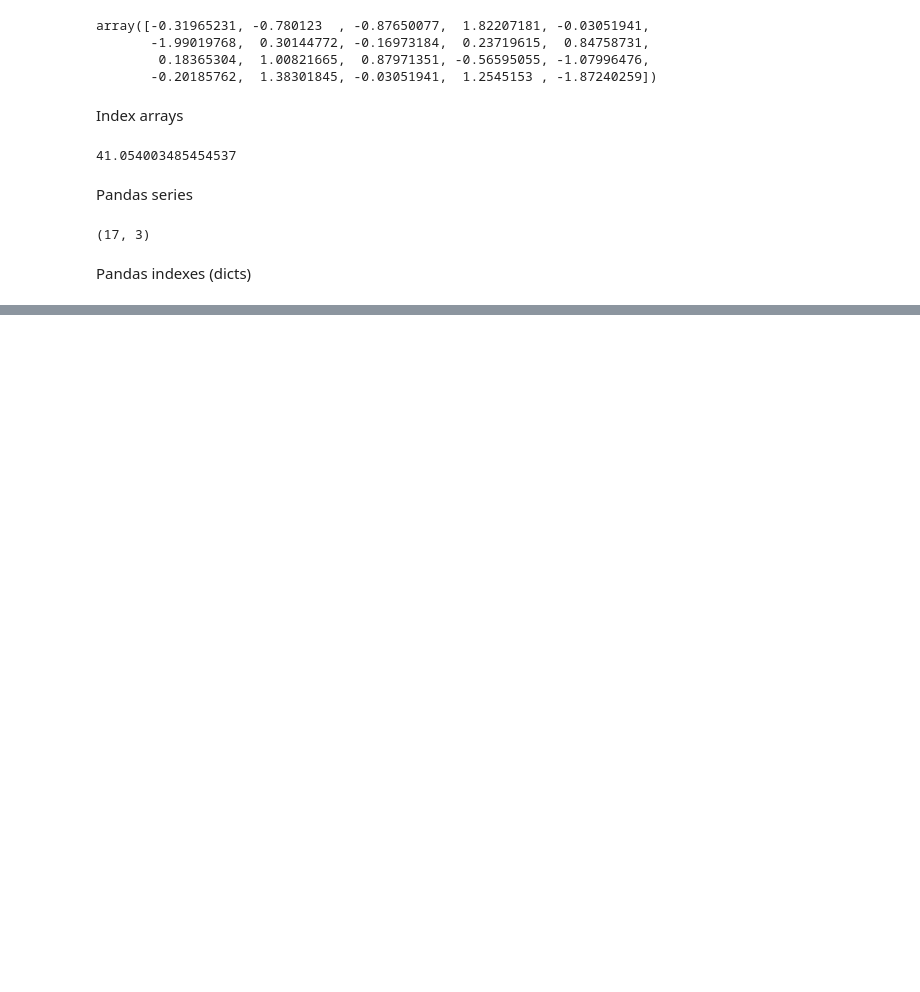
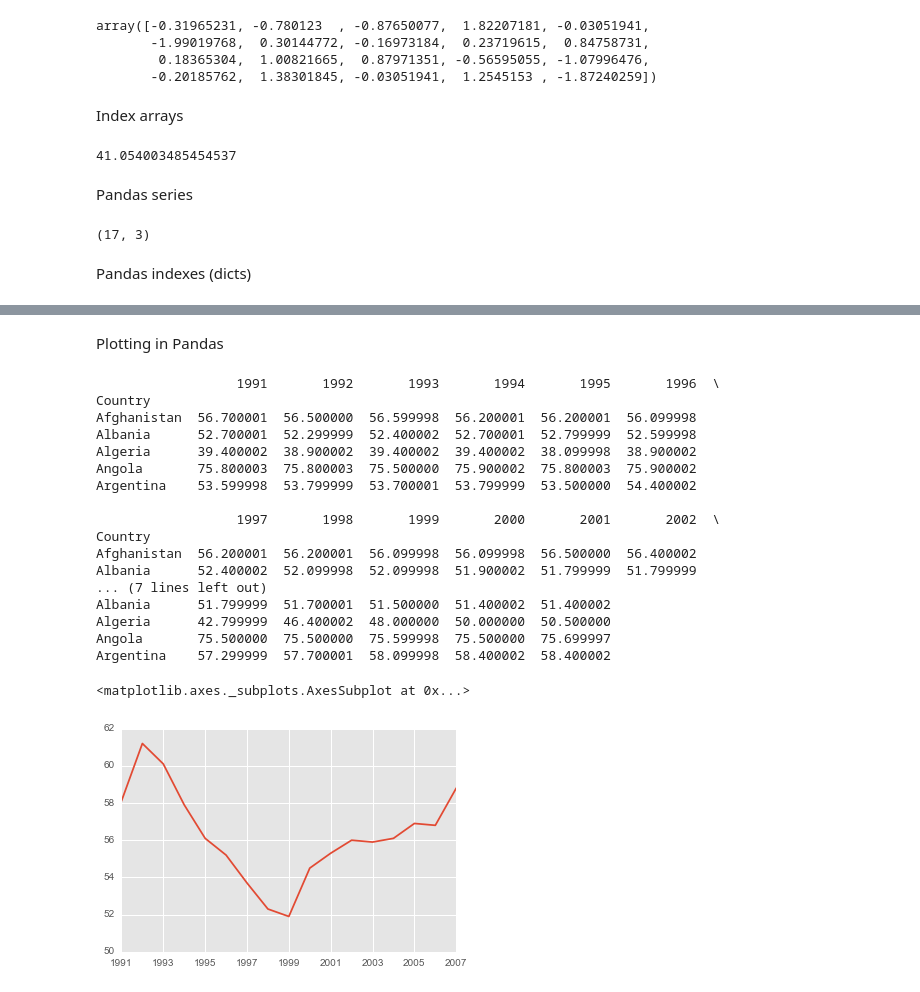
Before and after one commit to aryabchi/pynb, a Jupyter notebook: IntroDA.ipynb, the cells around one changed output, grey strips where cells are left out. Drawn from its saved outputs; the diff is of its cells as text; code cells hidden in the pictures; blank space fills up the shorter version.

```diff
--- a/IntroDA.ipynb
+++ b/IntroDA.ipynb
@@ -431,0 +570,55 @@ max_employment(employment)
+# %% [markdown]
+Plotting in Pandas
+# %%
+import matplotlib.pyplot as plt
+import seaborn as sns
+%matplotlib inline
+plt.style.use('ggplot')
+
+# The following code reads all the Gapminder data into Pandas DataFrames. You'll
+# learn about DataFrames next lesson.
+
+path = './data/'
+employment = pd.read_csv(path + 'employment_above_15.csv', index_col='Country')
+female_completion = pd.read_csv(path + 'female_completion_rate.csv', index_col='Country')
+male_completion = pd.read_csv(path + 'male_completion_rate.csv', index_col='Country')
+life_expectancy = pd.read_csv(path + 'life_expectancy.csv', index_col='Country')
+gdp = pd.read_csv(path + 'gdp_per_capita.csv', index_col='Country')
+
+# The following code creates a Pandas Series for each variable for the United States.
+# You can change the string 'United States' to a country of your choice.
+
+employment_us = employment.loc['Russia']
+female_completion_us = female_completion.loc['Russia']
+male_completion_us = male_completion.loc['Russia']
+life_expectancy_us = life_expectancy.loc['Russia']
+gdp_us = gdp.loc['Russia']
+
+# Uncomment the following line of code to see the available country names
+print employment.head()
+
+# Use the Series defined above to create a plot of each variable over time for
+# the country of your choice. You will only be able to display one plot at a time
+# with each "Test Run".
+# print(gdp_us)
+employment_us.plot()
+# %% [output]
+                  1991       1992       1993       1994       1995       1996  \
+Country
+Afghanistan  56.700001  56.500000  56.599998  56.200001  56.200001  56.099998
+Albania      52.700001  52.299999  52.400002  52.700001  52.799999  52.599998
+Algeria      39.400002  38.900002  39.400002  39.400002  38.099998  38.900002
+Angola       75.800003  75.800003  75.500000  75.900002  75.800003  75.900002
+Argentina    53.599998  53.799999  53.700001  53.799999  53.500000  54.400002
+
+                  1997       1998       1999       2000       2001       2002  \
+Country
+Afghanistan  56.200001  56.200001  56.099998  56.099998  56.500000  56.400002
+Albania      52.400002  52.099998  52.099998  51.900002  51.799999  51.799999
+... (7 lines left out)
+Albania      51.799999  51.700001  51.500000  51.400002  51.400002
+Algeria      42.799999  46.400002  48.000000  50.000000  50.500000
+Angola       75.500000  75.500000  75.599998  75.500000  75.699997
+Argentina    57.299999  57.700001  58.099998  58.400002  58.400002
+<matplotlib.axes._subplots.AxesSubplot at 0x...>
+[figure, added]
```
Also changed, not shown: parts of 9 cells of this notebook, 1 other file.
